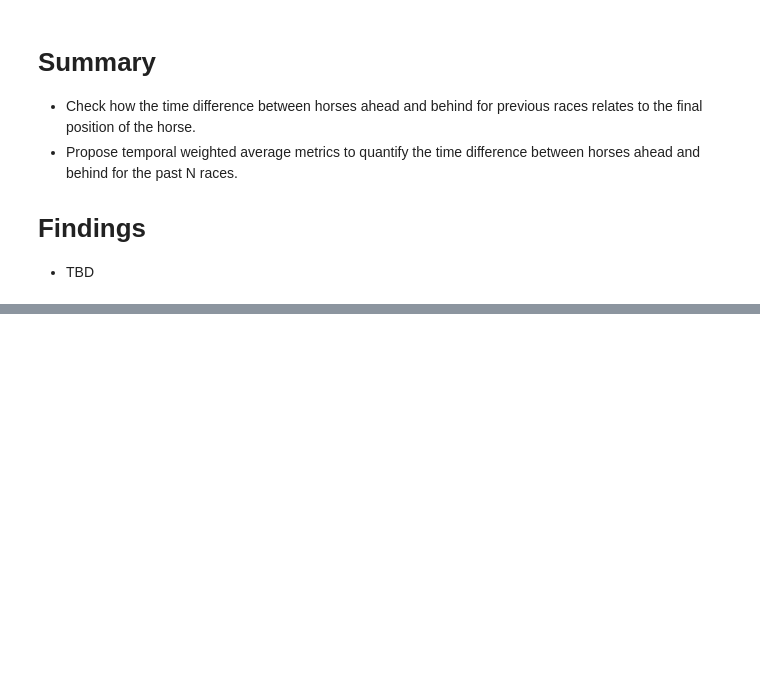
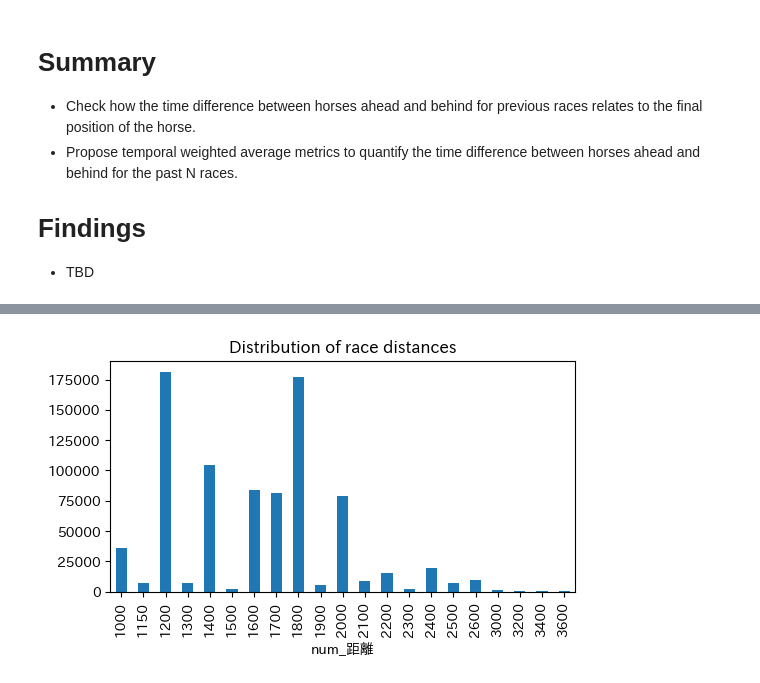
Before and after one commit to hankehly/JapanHorseRaceAnalytics, a Jupyter notebook: notebooks/2024-03/20240308_eda1.ipynb, the cells around one changed output, grey strips where cells are left out. Cells and saved outputs as stored; diff of their text form; code cells hidden in the pictures; blank space fills up the shorter version.

```diff
--- a/notebooks/2024-03/20240308_eda1.ipynb
+++ b/notebooks/2024-03/20240308_eda1.ipynb
@@ -158,0 +131,8 @@ df = data.copy()
+# %%
+data["num_距離"].value_counts().sort_index().plot(
+    kind="bar",
+    title="Distribution of race distances",
+    figsize=(6, 3),
+);
+# %% [output]
+[figure, added]
```
Also changed, not shown: parts of 18 cells of this notebook, 6 other files.
